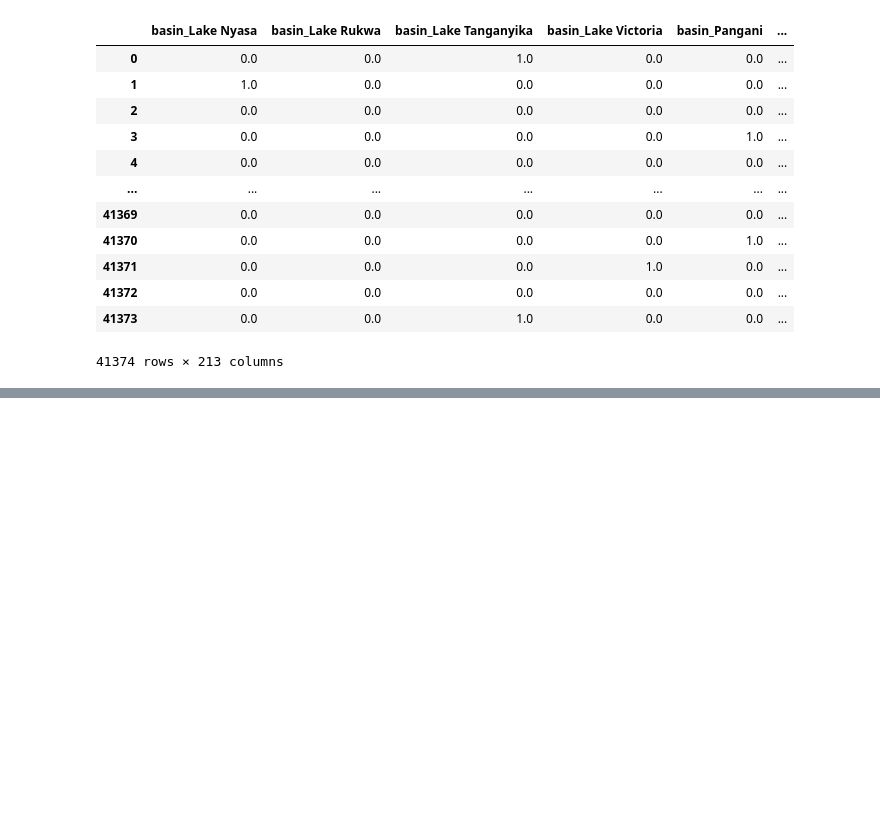
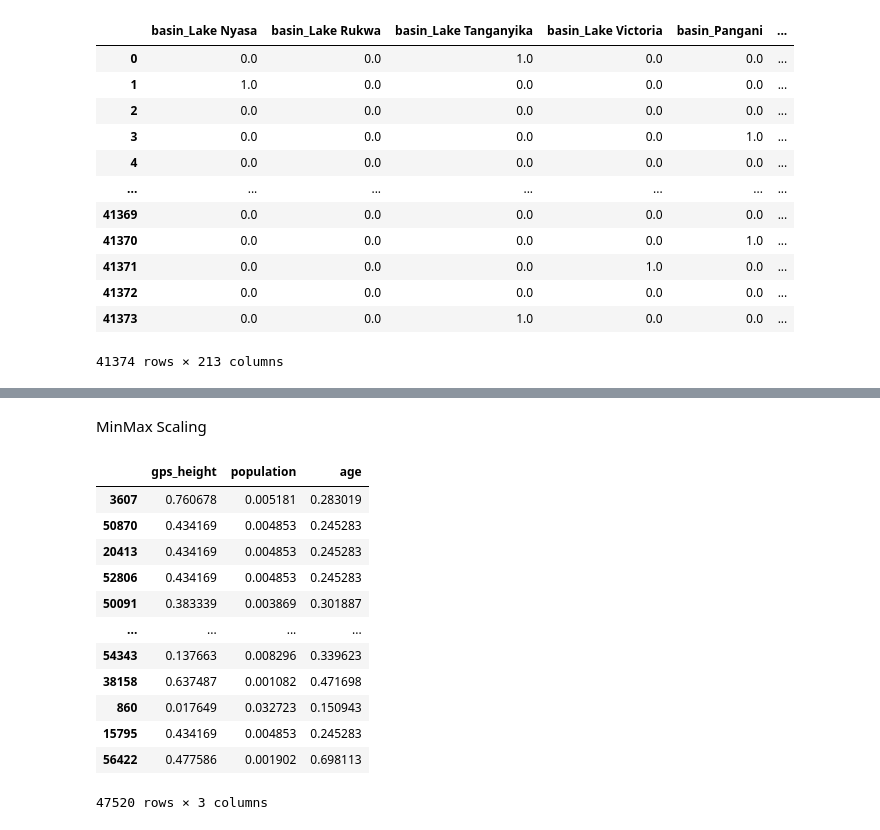
Before and after one commit to leonardkoyio/Phase-3-Project-_v1, a Jupyter notebook: index.ipynb, the cells around one changed output, grey strips where cells are left out. Drawn from its saved outputs; the diff is of its cells as text; code cells hidden in the pictures; blank space fills up the shorter version.

Commit message:
Data Preprocessing - MinMax Scaling

```diff
--- a/index.ipynb
+++ b/index.ipynb
@@ -1308,0 +1316,6 @@ X_train_2_encoded_categorical
+# %%
+['gps_height','population','age']
+X_train_1_numerical = X_train_1[['gps_height','population','age']]
+X_train_2_numerical =  X_train_2[['gps_height','population','age']]
+
+X_train_1_numerical.head()
@@ -1308,0 +1344,28 @@ X_train_2_encoded_categorical
+# %% [markdown]
+MinMax Scaling
+# %%
+scaler = MinMaxScaler()
+# %%
+#dataset with outliers
+scaler.fit(X_train_1_numerical)
+X_train_1_numeric_scaled = pd.DataFrame(
+    scaler.transform(X_train_1_numerical),
+    # index is important to ensure we can concatenate with other columns
+    index=X_train_1_numerical.index,
+    columns=X_train_1_numerical.columns
+)
+X_train_1_numeric_scaled
+# %% [output]
+|  | gps_height | population | age |
+| 3607 | 0.760678 | 0.005181 | 0.283019 |
+| 50870 | 0.434169 | 0.004853 | 0.245283 |
+| 20413 | 0.434169 | 0.004853 | 0.245283 |
+| 52806 | 0.434169 | 0.004853 | 0.245283 |
+| 50091 | 0.383339 | 0.003869 | 0.301887 |
+| ... | ... | ... | ... |
+| 54343 | 0.137663 | 0.008296 | 0.339623 |
+| 38158 | 0.637487 | 0.001082 | 0.471698 |
+| 860 | 0.017649 | 0.032723 | 0.150943 |
+| 15795 | 0.434169 | 0.004853 | 0.245283 |
+| 56422 | 0.477586 | 0.001902 | 0.698113 |
+47520 rows × 3 columns
```
Also changed, not shown: parts of 9 cells of this notebook.
